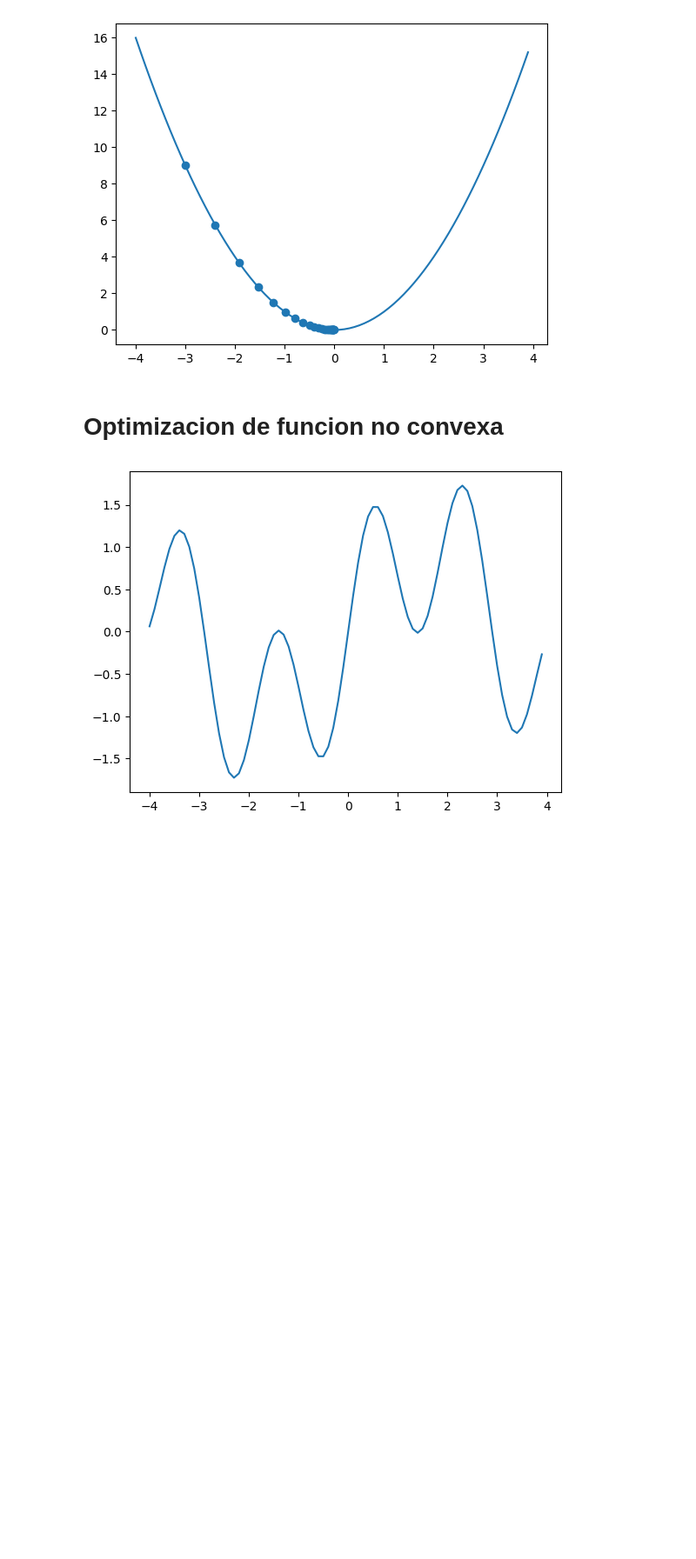
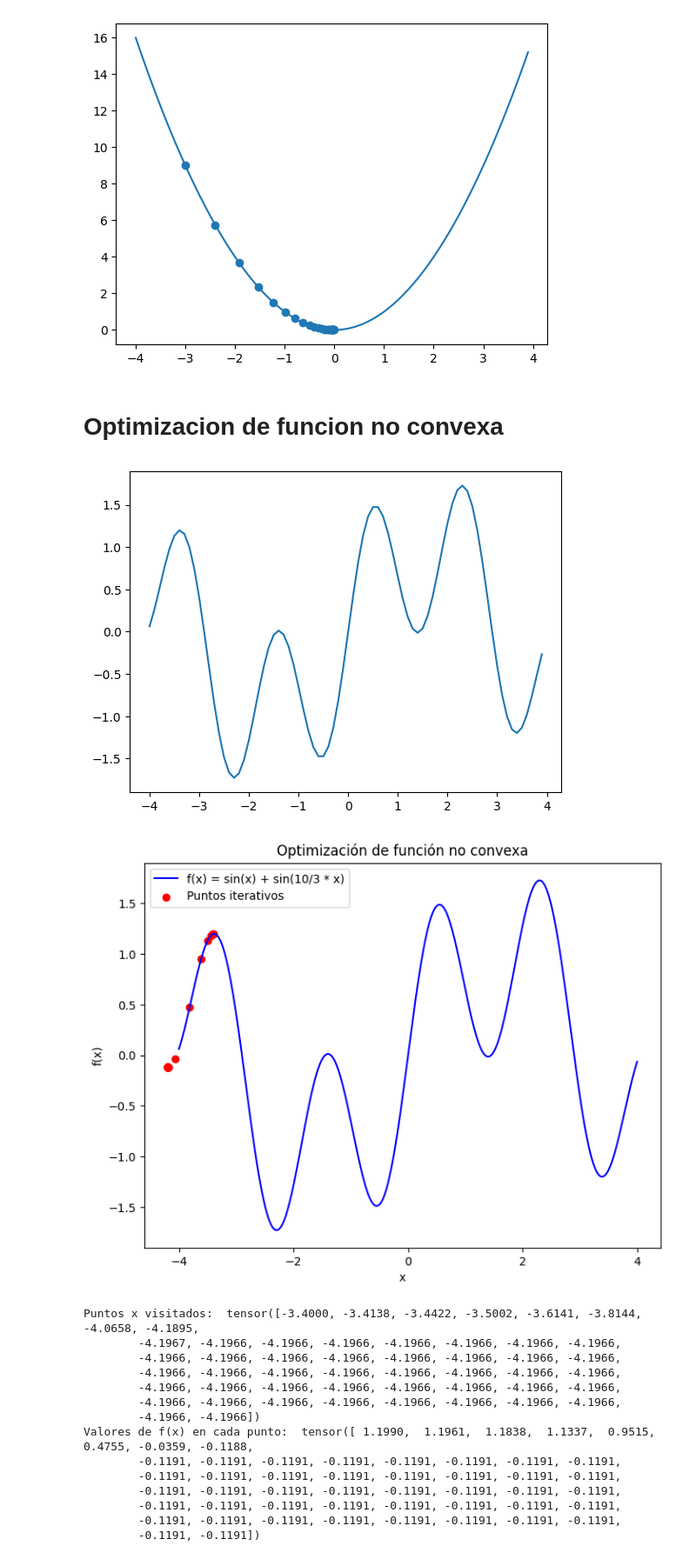
Before and after one commit to IngAS20/Maestria, a Jupyter notebook: Gradient_Descent_1D_no_convex.ipynb, the cells around one changed output. Shown at 87% size. Cells and saved outputs as stored; diff of their text form; code cells hidden in the pictures; blank space fills up the shorter version.

```diff
--- a/Gradient_Descent_1D_no_convex.ipynb
+++ b/Gradient_Descent_1D_no_convex.ipynb
@@ -87,3 +87,73 @@ plt.show()
 #x inicial debe ser -3.4
 # %% [output]
 [figure]
+# %%
+import torch
+import matplotlib.pyplot as plt
+
+# Definimos la nueva función f(x)
+def f(x):
+    return torch.sin(x) + torch.sin((10.0 / 3.0) * x)
+
+# Derivada de la función f(x) = sin(x) + sin(10/3 * x)
+def df_dx(x):
+    return torch.cos(x) + torch.cos((10.0 / 3.0) * x) * (10.0 / 3.0)
+
+def run_gradient_descent(f, df_dx, T=50, alpha=0.1):
+    """
+    Ejecuta el algoritmo de descenso de gradiente en una función no convexa.
+    """
+    # Inicialización de la solución candidata (punto de inicio x = -3.4)
+    x_t = torch.tensor(-3.4, requires_grad=False)  # valor inicial
+    f_history = torch.zeros(T)
+    x_history = torch.zeros(T)
+
+    for t in range(T):
+        # Evaluación de la función en el punto actual
+        y_t = f(x_t)
+        f_history[t] = y_t
+        x_history[t] = x_t
+
+        # Evaluación de la derivada en el punto actual
+        delta_x = df_dx(x_t)
+
+        # Actualización de la solución candidata
+        x_t = x_t - alpha * delta_x  # paso del descenso de gradiente
+
+    return x_history, f_history
+
+# Ejecutar el descenso de gradiente
+x_history, f_history = run_gradient_descent(f, df_dx, T=50, alpha=0.1)
+
+# Visualizar el comportamiento de la función y el progreso de la optimización
+x_vals = torch.linspace(-4, 4, 400)
+y_vals = f(x_vals)
+
+plt.figure(figsize=(8,6))
+plt.plot(x_vals.numpy(), y_vals.numpy(), label="f(x) = sin(x) + sin(10/3 * x)", color='blue')
+plt.scatter(x_history.numpy(), f_history.numpy(), color='red', label="Puntos iterativos")
+plt.xlabel('x')
+plt.ylabel('f(x)')
+plt.title('Optimización de función no convexa')
+plt.legend()
+plt.show()
+
+# Imprimir los resultados finales
+print("Puntos x visitados: ", x_history)
+print("Valores de f(x) en cada punto: ", f_history)
+# %% [output]
+[figure, added]
+Puntos x visitados:  tensor([-3.4000, -3.4138, -3.4422, -3.5002, -3.6141, -3.8144, -4.0658, -4.1895,
+        -4.1967, -4.1966, -4.1966, -4.1966, -4.1966, -4.1966, -4.1966, -4.1966,
+        -4.1966, -4.1966, -4.1966, -4.1966, -4.1966, -4.1966, -4.1966, -4.1966,
+        -4.1966, -4.1966, -4.1966, -4.1966, -4.1966, -4.1966, -4.1966, -4.1966,
+        -4.1966, -4.1966, -4.1966, -4.1966, -4.1966, -4.1966, -4.1966, -4.1966,
+        -4.1966, -4.1966, -4.1966, -4.1966, -4.1966, -4.1966, -4.1966, -4.1966,
+        -4.1966, -4.1966])
+Valores de f(x) en cada punto:  tensor([ 1.1990,  1.1961,  1.1838,  1.1337,  0.9515,  0.4755, -0.0359, -0.1188,
+        -0.1191, -0.1191, -0.1191, -0.1191, -0.1191, -0.1191, -0.1191, -0.1191,
+        -0.1191, -0.1191, -0.1191, -0.1191, -0.1191, -0.1191, -0.1191, -0.1191,
+        -0.1191, -0.1191, -0.1191, -0.1191, -0.1191, -0.1191, -0.1191, -0.1191,
+        -0.1191, -0.1191, -0.1191, -0.1191, -0.1191, -0.1191, -0.1191, -0.1191,
+        -0.1191, -0.1191, -0.1191, -0.1191, -0.1191, -0.1191, -0.1191, -0.1191,
+        -0.1191, -0.1191])
```
